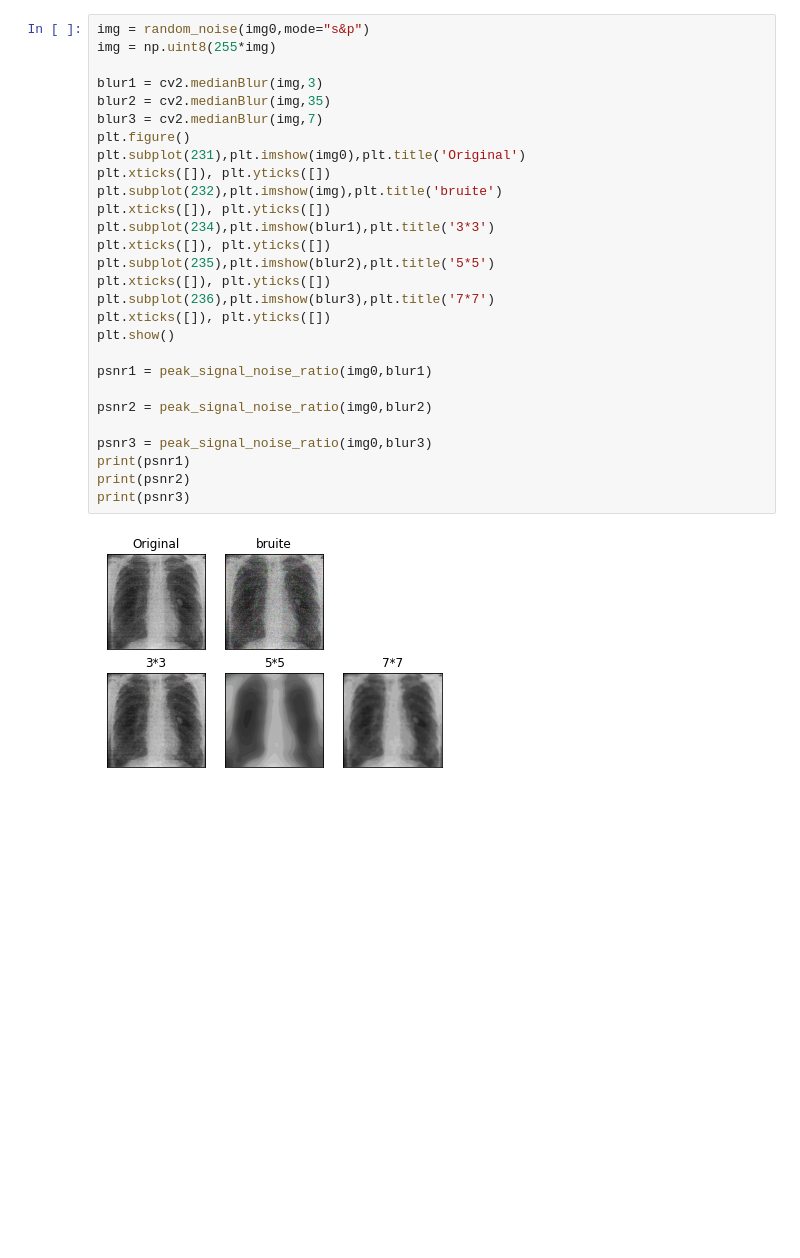
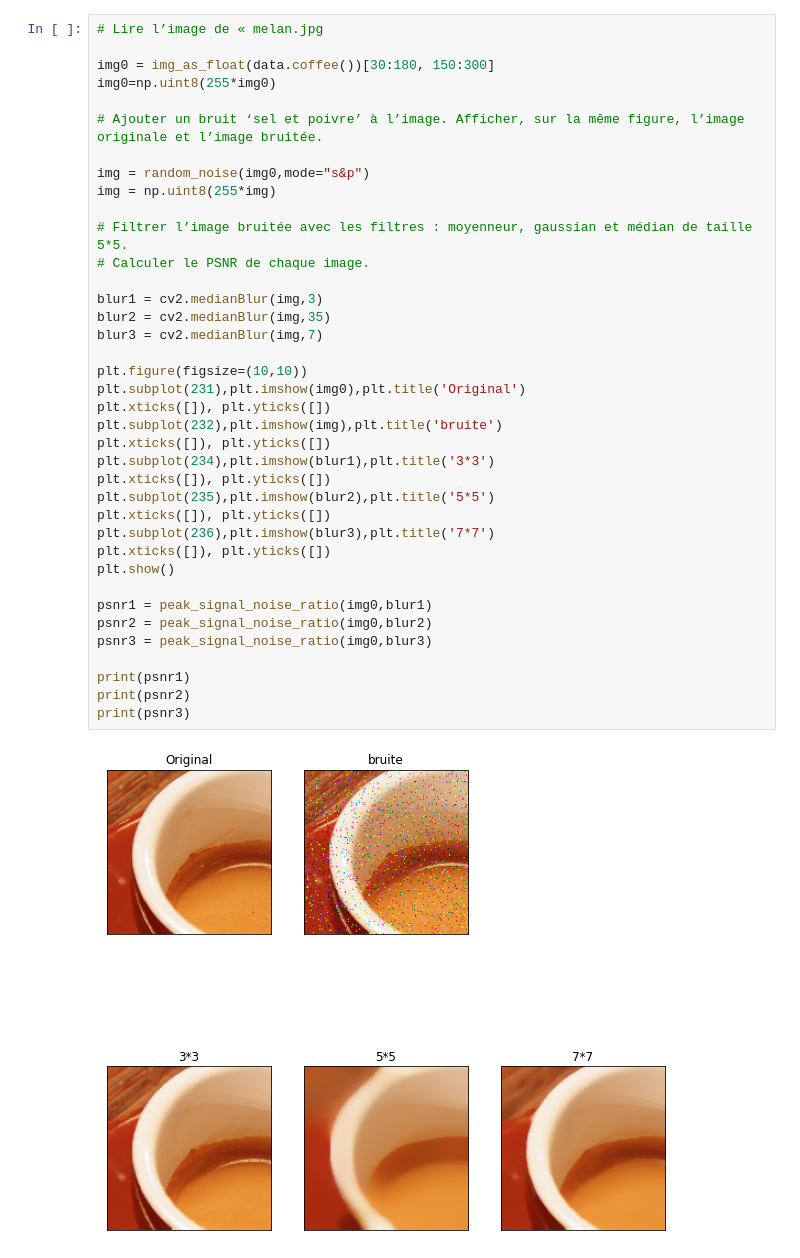
Before and after one commit to Faouzi-Slimi/Image-Processing-Practical-work, a Jupyter notebook: TP4_Restauration_par_Filtrage.ipynb, the cells around one changed output. Drawn from its saved outputs; the diff is of its cells as text; blank space fills up the shorter version.

```diff
--- a/TP4_Restauration_par_Filtrage.ipynb
+++ b/TP4_Restauration_par_Filtrage.ipynb
@@ -122,30 +204,40 @@ print(psnr3)
 # %%
+# Lire l’image de « melan.jpg
+
+img0 = img_as_float(data.coffee())[30:180, 150:300]
+img0=np.uint8(255*img0)
+
+# Ajouter un bruit ‘sel et poivre’ à l’image. Afficher, sur la même figure, l’image originale et l’image bruitée.
+
 img = random_noise(img0,mode="s&p")
 img = np.uint8(255*img)
+
+# Filtrer l’image bruitée avec les filtres : moyenneur, gaussian et médian de taille 5*5.
+# Calculer le PSNR de chaque image.
 
 blur1 = cv2.medianBlur(img,3)
 blur2 = cv2.medianBlur(img,35)
 blur3 = cv2.medianBlur(img,7)
-plt.figure()
+
+plt.figure(figsize=(10,10))
 plt.subplot(231),plt.imshow(img0),plt.title('Original')
 plt.xticks([]), plt.yticks([])
 plt.subplot(232),plt.imshow(img),plt.title('bruite')
 plt.xticks([]), plt.yticks([])
 plt.subplot(234),plt.imshow(blur1),plt.title('3*3')
 plt.xticks([]), plt.yticks([])
 plt.subplot(235),plt.imshow(blur2),plt.title('5*5')
 plt.xticks([]), plt.yticks([])
 plt.subplot(236),plt.imshow(blur3),plt.title('7*7')
 plt.xticks([]), plt.yticks([])
 plt.show()
 
 psnr1 = peak_signal_noise_ratio(img0,blur1)
+psnr2 = peak_signal_noise_ratio(img0,blur2)
+psnr3 = peak_signal_noise_ratio(img0,blur3)
 
-psnr2 = peak_signal_noise_ratio(img0,blur2)
-
-psnr3 = peak_signal_noise_ratio(img0,blur3)
 print(psnr1)
 print(psnr2)
 print(psnr3)
 # %% [output]
-[figure, old version]
+[figure, new version]
```
Also changed, not shown: parts of 16 cells of this notebook.
